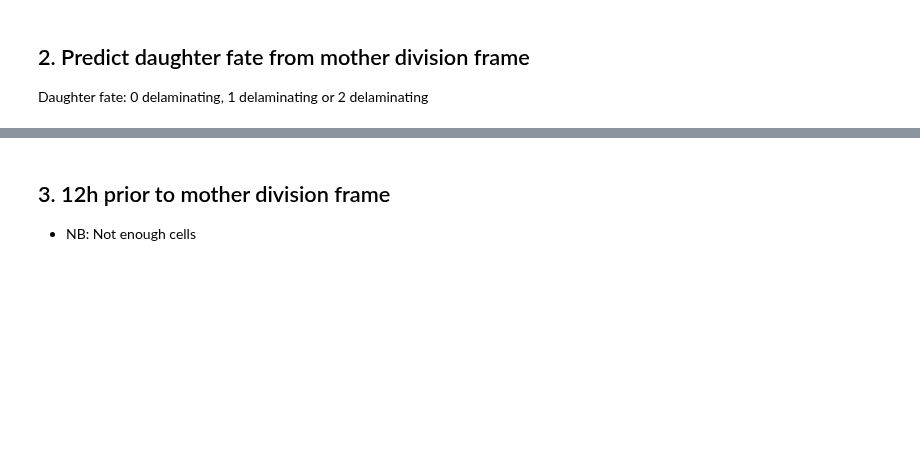
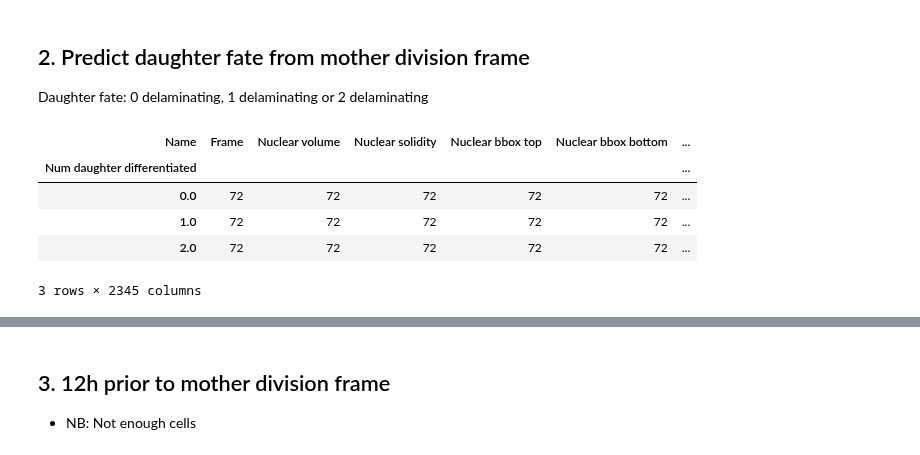
Before and after one commit to xies/mouse_skin_size_control, a Jupyter notebook: 2025_lineage_analysis/random_forest_classifier_models.ipynb, the cells around one changed output, grey strips where cells are left out. Saved outputs shown, nothing was run; the diff lists cells and outputs as text; code cells hidden in the pictures; blank space fills up the shorter version.

```diff
--- a/2025_lineage_analysis/random_forest_classifier_models.ipynb
+++ b/2025_lineage_analysis/random_forest_classifier_models.ipynb
@@ -227,0 +222,9 @@ for i in tqdm(range(Niter)):
+# %%
+df_.droplevel(level=1,axis=1).groupby(feature2predict).count()
+# %% [output]
+| Name | Frame | Nuclear volume | Nuclear solidity | Nuclear bbox top | Nuclear bbox bottom | ... |
+| Num daughter differentiated |  |  |  |  |  | ... |
+| 0.0 | 72 | 72 | 72 | 72 | 72 | ... |
+| 1.0 | 72 | 72 | 72 | 72 | 72 | ... |
+| 2.0 | 72 | 72 | 72 | 72 | 72 | ... |
+3 rows × 2345 columns
```
Also changed, not shown: parts of 12 cells of this notebook, 10 other files.
